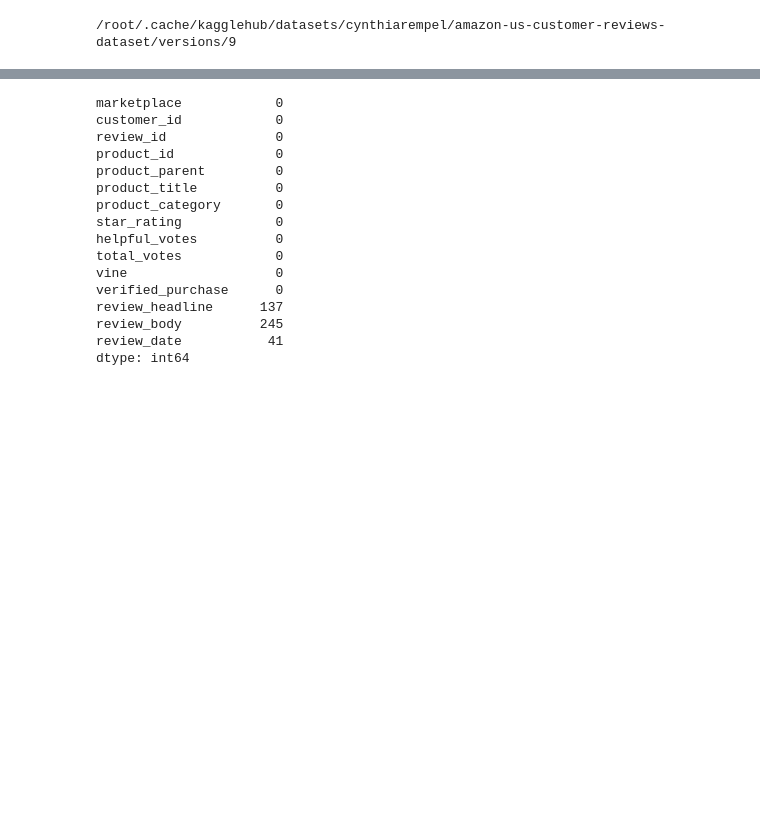
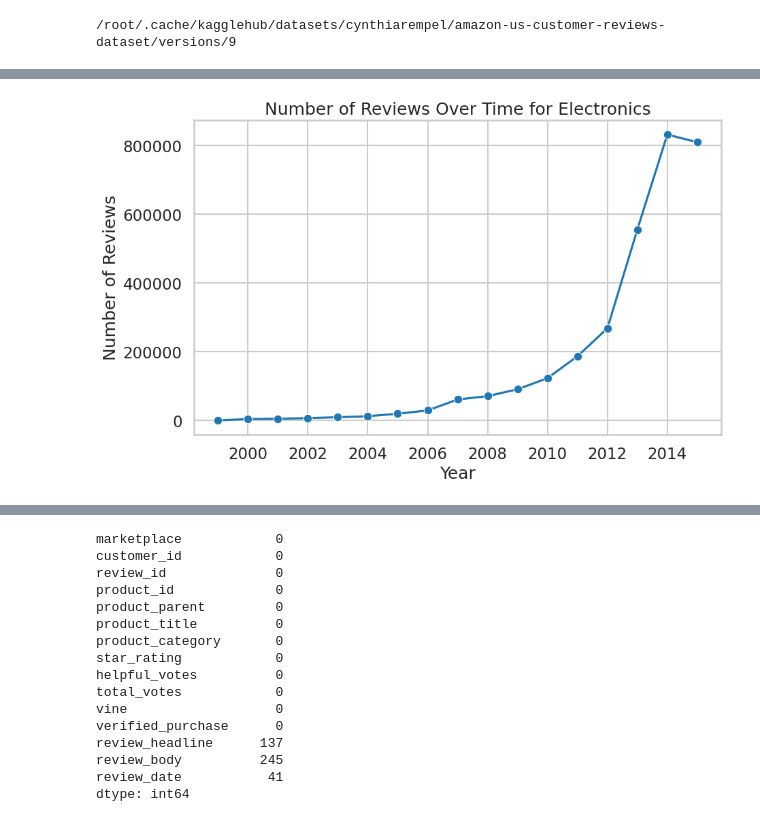
Before and after one commit to hersheyk/CSC-369, a Jupyter notebook: AmazonAnalysis/AmazonEDA.ipynb, the cells around one changed output, grey strips where cells are left out. Drawn from its saved outputs; the diff is of its cells as text; code cells hidden in the pictures; blank space fills up the shorter version.

```diff
--- a/AmazonAnalysis/AmazonEDA.ipynb
+++ b/AmazonAnalysis/AmazonEDA.ipynb
@@ -121,0 +163,16 @@ plt.gca().spines[['top', 'right',]].set_visible(False)
+# %%
+# Group by year and count the number of reviews
+sns.set_context("talk")
+reviews_by_year = df.groupby('review_year').size().reset_index(name='num_reviews')
+
+# Plot the number of reviews over time
+plt.figure(figsize=(10, 6))
+sns.lineplot(x='review_year', y='num_reviews', data=reviews_by_year, marker="o")
+
+plt.xlabel("Year")
+plt.ylabel("Number of Reviews")
+plt.title("Number of Reviews Over Time for Electronics")
+
+plt.show()
+# %% [output]
+[figure, added]
```
Also changed, not shown: parts of 11 cells of this notebook, 1 other file.
